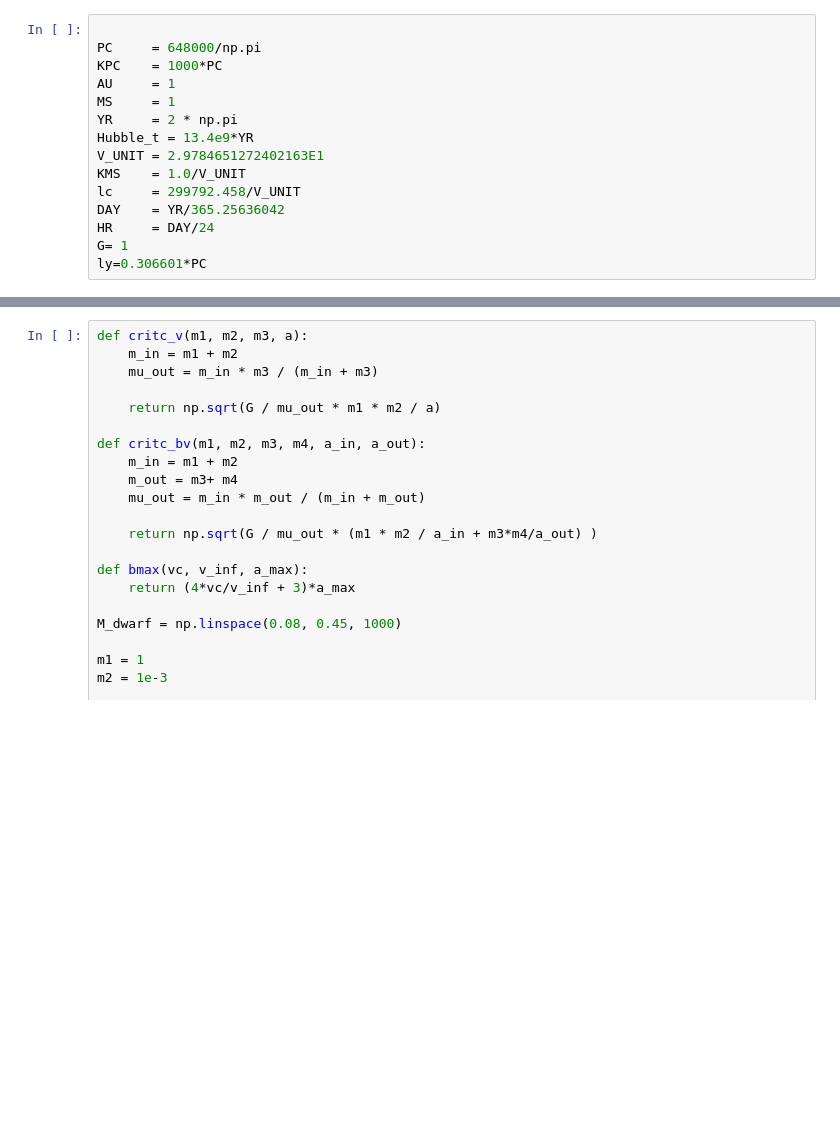
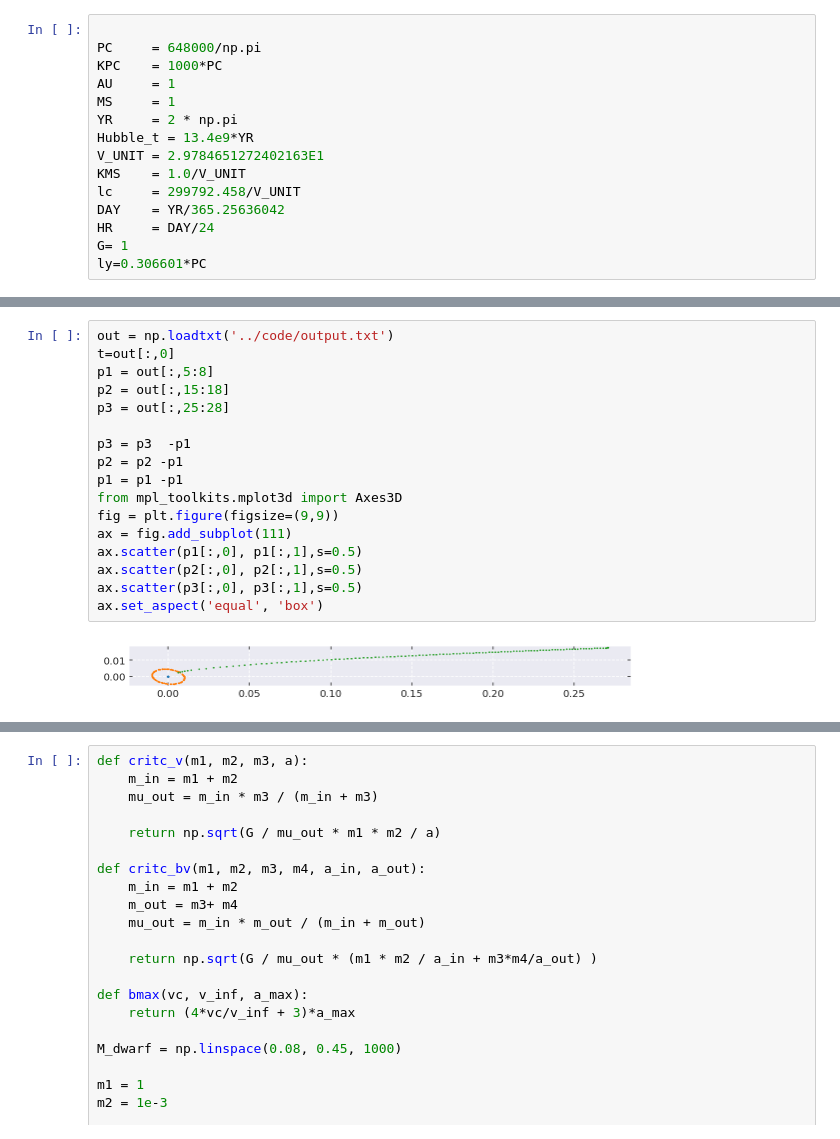
Before and after one commit to YihanWangAstro/giant-planet, a Jupyter notebook: process/giant-planet.ipynb, the cells around one changed output, grey strips where cells are left out. Cells and saved outputs as stored; diff of their text form; blank space fills up the shorter version.

```diff
--- a/process/giant-planet.ipynb
+++ b/process/giant-planet.ipynb
@@ -58,0 +68,19 @@ ly=0.306601*PC
+# %%
+out = np.loadtxt('../code/output.txt')
+t=out[:,0]
+p1 = out[:,5:8]
+p2 = out[:,15:18]
+p3 = out[:,25:28]
+
+p3 = p3  -p1
+p2 = p2 -p1
+p1 = p1 -p1
+from mpl_toolkits.mplot3d import Axes3D
+fig = plt.figure(figsize=(9,9))
+ax = fig.add_subplot(111)
+ax.scatter(p1[:,0], p1[:,1],s=0.5)
+ax.scatter(p2[:,0], p2[:,1],s=0.5)
+ax.scatter(p3[:,0], p3[:,1],s=0.5)
+ax.set_aspect('equal', 'box')
+# %% [output]
+[figure, added]
```
Also changed, not shown: parts of 3 cells of this notebook, 2 other files.
